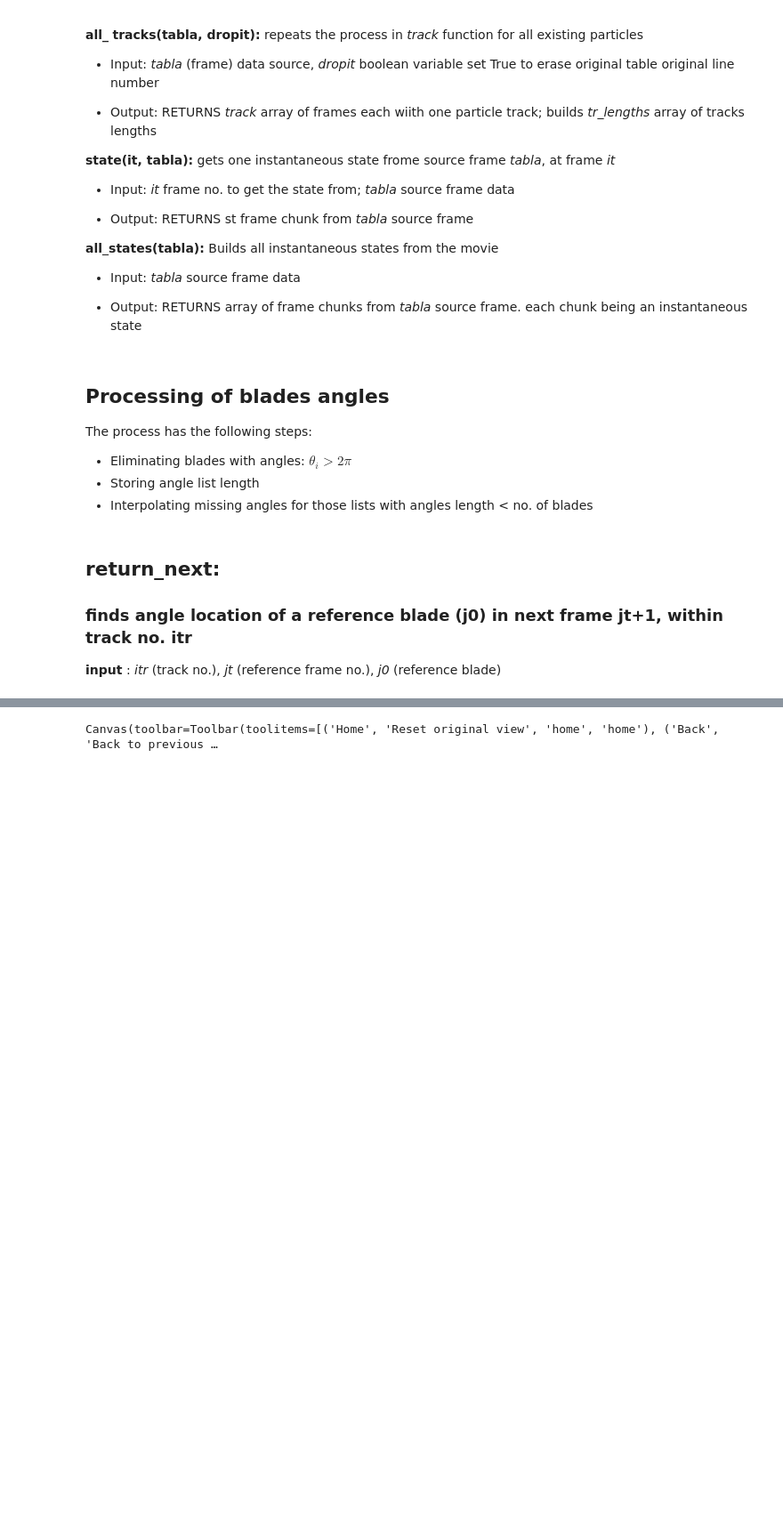
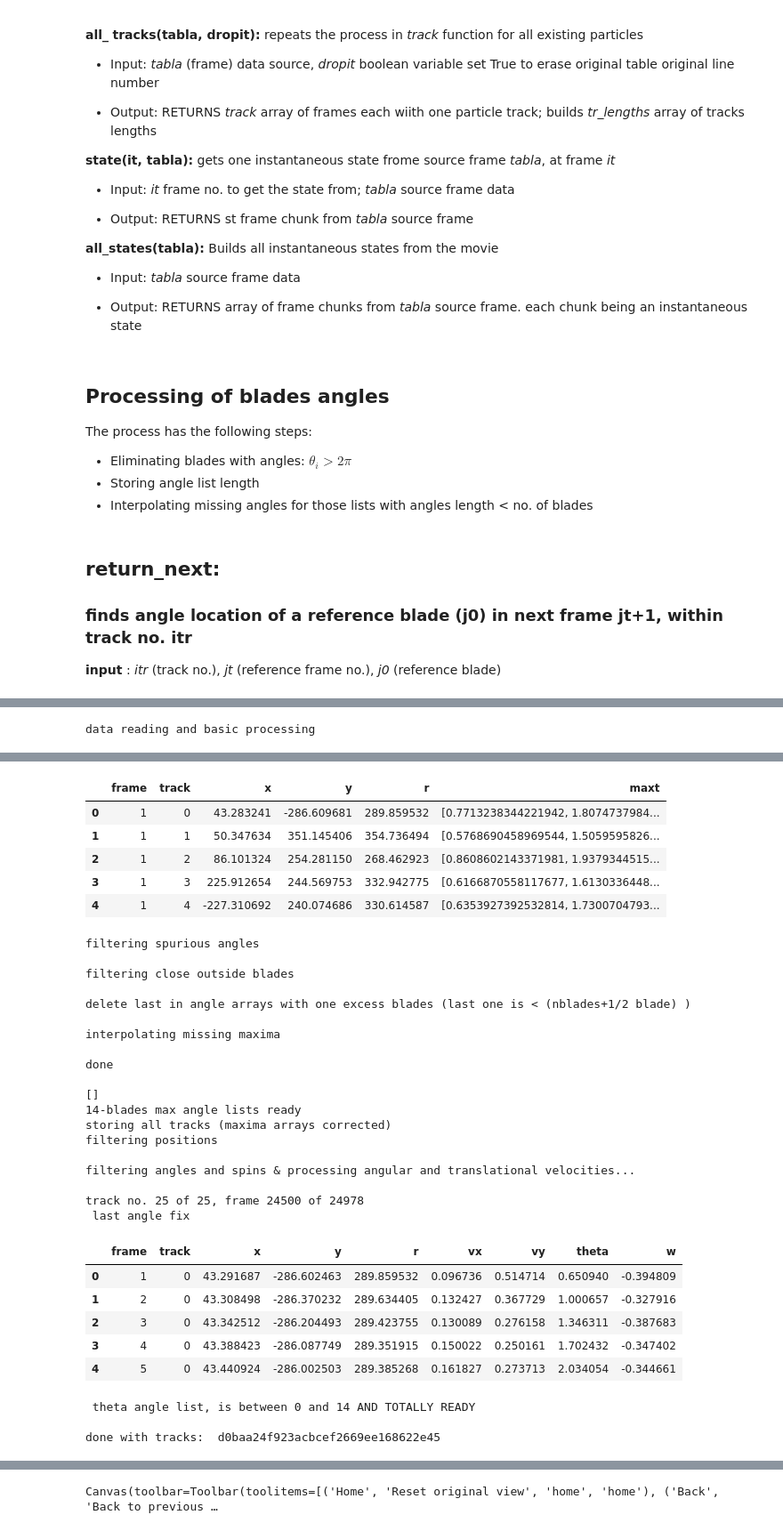
Before and after one commit to fvegar/brownian, a Jupyter notebook: chiral_tracks.ipynb, the cells around one changed output, grey strips where cells are left out. Shown at 89% size. Saved outputs shown, nothing was run; the diff lists cells and outputs as text; code cells hidden in the pictures; blank space fills up the shorter version.

```diff
--- a/chiral_tracks.ipynb
+++ b/chiral_tracks.ipynb
@@ -276,12 +290,12 @@ def save_rescale_angle(imin, tabla):
     ln = len(tabla)
     maxs = np.array([tabla.extremos[i][0] for i in range(ln)]) # keeps angle maxima
     maxs = circ_unit*(maxs/360)
-    datos['maxt'] = maxs # transforms angle into blade units
+    tabla['maxt'] = maxs # transforms angle into blade units
     if imin != 0:
-        mins = np.array([datos.extremos[i][1] for i in range(ln)])
+        mins = np.array([tabla.extremos[i][1] for i in range(ln)])
         mins = circ_unit*(mins/360)
-        datos['mint'] = mins
-
+        tabla['mint'] = mins
+    return tabla
 
 # deletes blades beyond the forteenth blade (the last one in this case) + 1/2 blade
 def filter_spurious_angles(imin,tabla):
@@ -290,7 +304,7 @@ def filter_spurious_angles(imin,tabla):
     if imin != 0:
         for i in range(len(tabla)):
             tabla.at[i,'mint'] = np.array(list(filter(lambda x: x<(circ_unit+0.5), tabla.mint[i])))
-
+    return tabla
 
 def filter_outside_blades(tabla):
     for i in range(len(tabla)):
@@ -313,6 +327,7 @@ def filter_outside_blades(tabla):
                     # place it at the beginning of the list
         except:
             pass
+    return tabla
 
 
 # Deletes one excess element in maxima arrays
@@ -325,7 +340,7 @@ def last_del15(tabla,larr):
                 tabla.at[i,'maxt'] = np.delete(arr,-1)
             else:
                 tabla.at[i,'maxt'] = np.delete(arr,0)
-
+    return tabla
 
 # Stores in a list the angles lists lengths; of either maxt or mint (not simultaneously)
 def angles_list_lengths(arr):
@@ -347,8 +362,9 @@ def insert_missing(tabla, larr):
             imax = np.where(diff_arr == np.max(diff_arr))[0][0] # maximum index
             interpolated_indexes = np.append(interpolated_indexes, imax)
             tabla.at[i,'maxt'] = np.insert(tabla.maxt[i], imax+1, 0.5 * (tabla.maxt[i][imax] + tabla.maxt[i][imax+1]))
-        larr = angles_list_lengths(datos.maxt)
+        larr = angles_list_lengths(tabla.maxt)
     print('done\n')
+    return tabla
 # %% [markdown]
 ## return_next:
 ### finds angle location of a reference blade (j0) in next frame jt+1, within track no. itr
@@ -356,25 +372,25 @@ __input__ : _itr_ (track no.), _jt_ (reference frame no.), _j0_ (reference blade
 # %%
 nblades = circ_unit
 
-def return_next(itr,jt,j0):
+def return_next(tabla, jt,j0):
 
     list_its = [j0, j0-1, j0+1]
 
-    theta0 = tracks[itr].maxt[jt][j0]
+    theta0 = tabla.maxt[jt][j0]
     # by default, angle difference is with itself in the next frame
-    diff0 = tracks[itr].maxt[jt+1][j0] - theta0 # ldiff0, rdiff0
+    diff0 = tabla.maxt[jt+1][j0] - theta0 # ldiff0, rdiff0
 
     if (j0==0):
-        ldiff = tracks[itr].maxt[jt+1][nblades-1] - theta0 - circ_unit
+        ldiff = tabla.maxt[jt+1][nblades-1] - theta0 - circ_unit
         list_its[1] = nblades-1
     else:
-        ldiff = tracks[itr].maxt[jt+1][j0-1] - theta0
+        ldiff = tabla.maxt[jt+1][j0-1] - theta0
 
     if (j0==nblades-1):
-        rdiff = tracks[itr].maxt[jt+1][0] - theta0 + circ_unit
+        rdiff = tabla.maxt[jt+1][0] - theta0 + circ_unit
         list_its[2] = 0
     else:
-        rdiff = tracks[itr].maxt[jt+1][j0+1] - theta0
+        rdiff = tabla.maxt[jt+1][j0+1] - theta0
 
     list_diffs = [diff0, ldiff, rdiff]
 
@@ -386,10 +402,10 @@ def return_next(itr,jt,j0):
     return in0, diffnext0
 
 
-def shift_back(itr,jt,n0):
+def shift_back(tabla,jt,n0):
     arr_copy = np.zeros(nblades)
     for i in range(n0,nblades):
-        arr_copy[i-n0] = tracks[itr].maxt[jt][i]
+        arr_copy[i-n0] = tabla.maxt[jt][i]
     for i in range(0,n0):
-        arr_copy[(nblades-1)-(n0-1)+i] = tracks[itr].maxt[jt][i]
+        arr_copy[(nblades-1)-(n0-1)+i] = tabla.maxt[jt][i]
     return arr_copy
@@ -395,0 +491,2 @@ def shift_back(itr,jt,n0):
+# %%
+datos_ns, datos_orig, tracks = process_ns('packing_fraction_045','656ac3f84a53672294b835362a2c563f', False)
@@ -395,0 +746,6 @@ def shift_back(itr,jt,n0):
+# %%
+warnings.filterwarnings("ignore")
+
+datos, datos_orig, tracks = process('packing_fraction_025', 'd0baa24f923acbcef2669ee168622e45', False, True)
+# %% [output]
+data reading and basic processing
@@ -395,0 +786,34 @@ def shift_back(itr,jt,n0):
+|  | frame | track | x | y | r | maxt |
+| 0 | 1 | 0 | 43.283241 | -286.609681 | 289.859532 | [0.7713238344221942, 1.8074737984... |
+| 1 | 1 | 1 | 50.347634 | 351.145406 | 354.736494 | [0.5768690458969544, 1.5059595826... |
+| 2 | 1 | 2 | 86.101324 | 254.281150 | 268.462923 | [0.8608602143371981, 1.9379344515... |
+| 3 | 1 | 3 | 225.912654 | 244.569753 | 332.942775 | [0.6166870558117677, 1.6130336448... |
+| 4 | 1 | 4 | -227.310692 | 240.074686 | 330.614587 | [0.6353927392532814, 1.7300704793... |
+filtering spurious angles
+
+filtering close outside blades
+
+delete last in angle arrays with one excess blades (last one is < (nblades+1/2 blade) )
+
+interpolating missing maxima
+
+done
+
+[]
+14-blades max angle lists ready
+storing all tracks (maxima arrays corrected)
+filtering positions
+
+filtering angles and spins & processing angular and translational velocities...
+
+track no. 25 of 25, frame 24500 of 24978
+ last angle fix
+|  | frame | track | x | y | r | vx | vy | theta | w |
+| 0 | 1 | 0 | 43.291687 | -286.602463 | 289.859532 | 0.096736 | 0.514714 | 0.650940 | -0.394809 |
+| 1 | 2 | 0 | 43.308498 | -286.370232 | 289.634405 | 0.132427 | 0.367729 | 1.000657 | -0.327916 |
+| 2 | 3 | 0 | 43.342512 | -286.204493 | 289.423755 | 0.130089 | 0.276158 | 1.346311 | -0.387683 |
+| 3 | 4 | 0 | 43.388423 | -286.087749 | 289.351915 | 0.150022 | 0.250161 | 1.702432 | -0.347402 |
+| 4 | 5 | 0 | 43.440924 | -286.002503 | 289.385268 | 0.161827 | 0.273713 | 2.034054 | -0.344661 |
+ theta angle list, is between 0 and 14 AND TOTALLY READY
+
+done with tracks:  d0baa24f923acbcef2669ee168622e45
```
Also changed, not shown: parts of 58 cells of this notebook, 3 other files.
